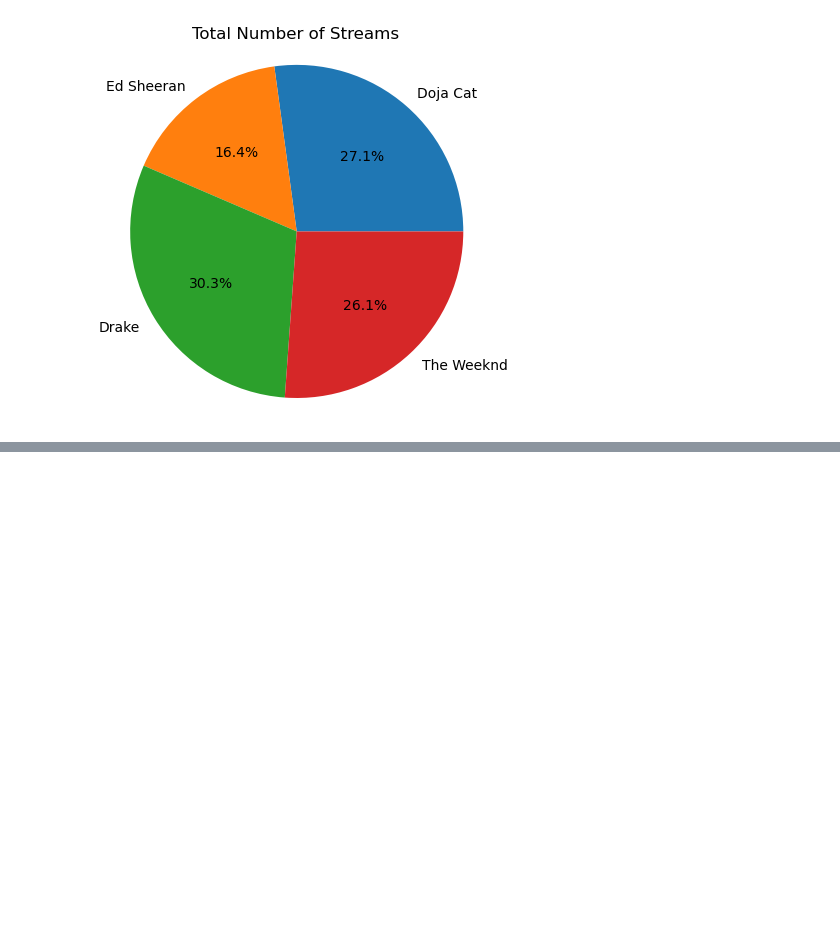
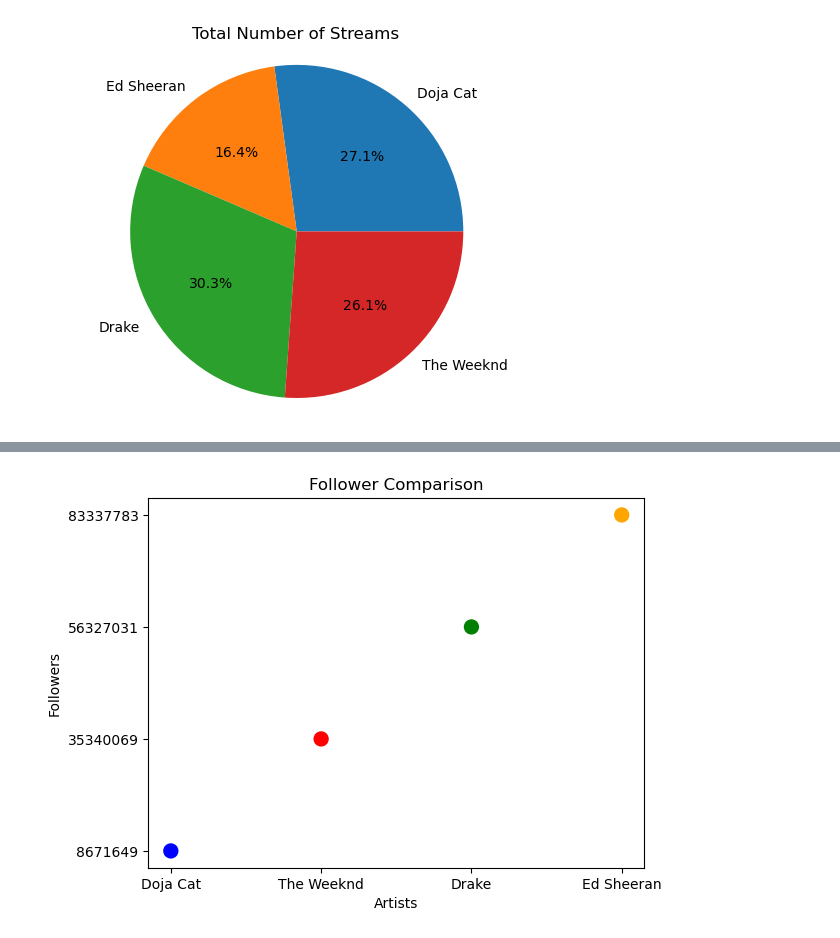
Before and after one commit to AoSxOrca/Project-1, a Jupyter notebook: project1_sewit-notebook.ipynb, the cells around one changed output, grey strips where cells are left out. Saved outputs shown, nothing was run; the diff lists cells and outputs as text; code cells hidden in the pictures; blank space fills up the shorter version.

```diff
--- a/project1_sewit-notebook.ipynb
+++ b/project1_sewit-notebook.ipynb
@@ -223,0 +229,11 @@ plt.show()
+# %%
+# create scatter plot to show artist follower count
+data={'Artists':['Doja Cat', 'The Weeknd', 'Drake', 'Ed Sheeran'],
+      'Followers':[doja_followers, the_weeknd_followers, drake_followers, ed_sheeran_followers, ]}
+followers_df = pd.DataFrame(data = data);
+followers_df.plot.scatter(x = 'Artists', y = 'Followers', s = 100, c=("Blue", "Red", "Green", "Orange"));
+plt.title("Follower Comparison")
+plt.savefig("maxfollowerschart.png")
+plt.show()
+# %% [output]
+[figure, added]
```
Also changed, not shown: parts of 5 cells of this notebook, 3 other files.
